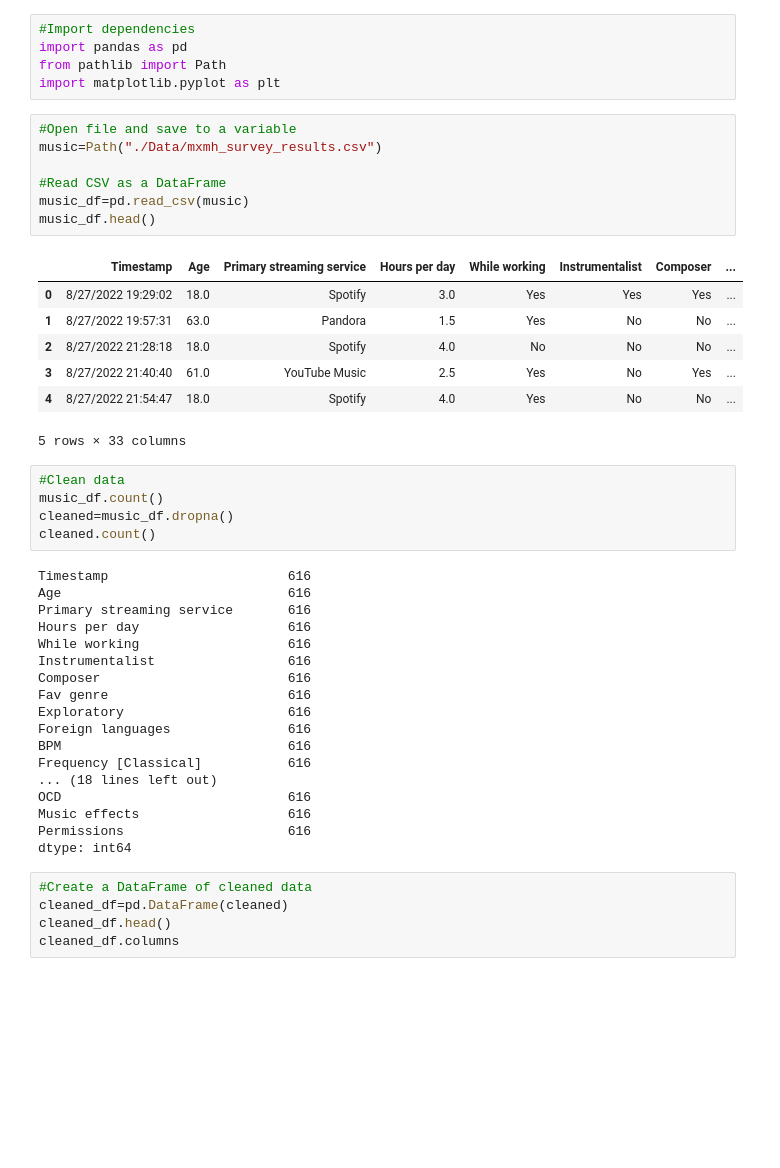
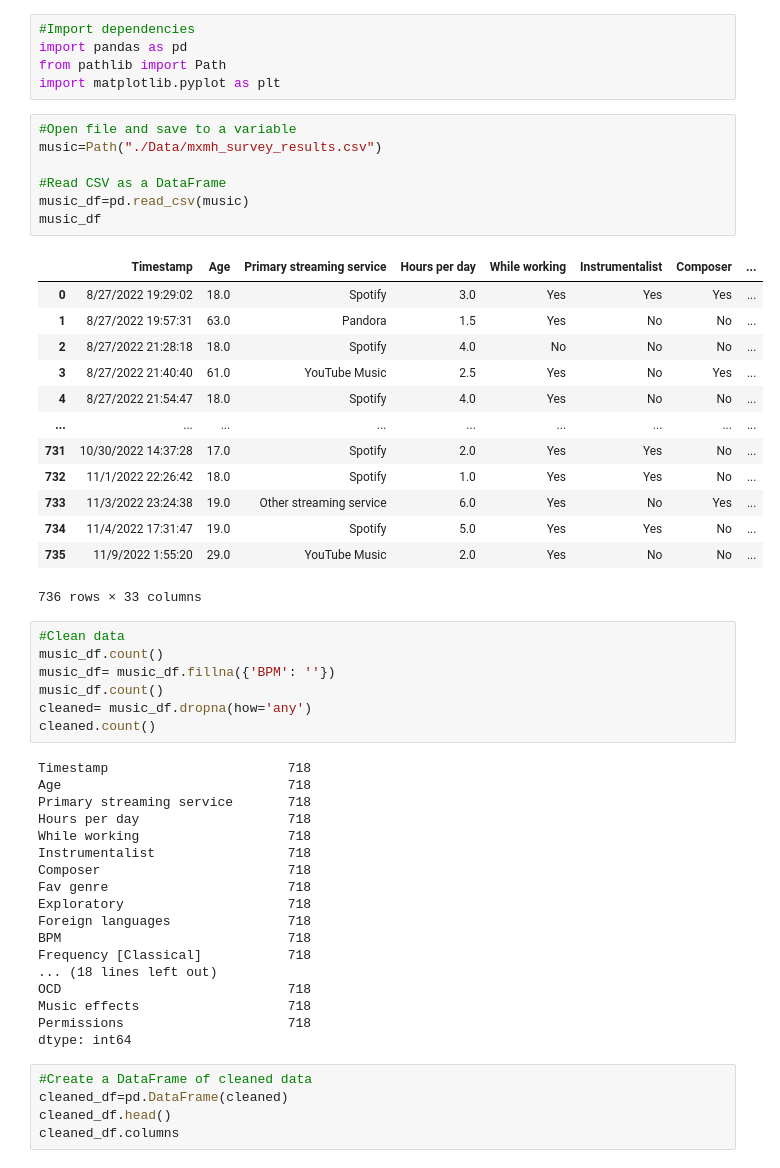
Before and after one commit to hopkinsbowman78/music_and_mental_health, a Jupyter notebook: Heather/Music and Mental Health.ipynb, the cells around one changed output. Drawn from its saved outputs; the diff is of its cells as text; blank space fills up the shorter version.

```diff
--- a/Heather/Music and Mental Health.ipynb
+++ b/Heather/Music and Mental Health.ipynb
@@ -14,40 +14,48 @@ import matplotlib.pyplot as plt
 # %%
 #Open file and save to a variable
 music=Path("./Data/mxmh_survey_results.csv")
 
 #Read CSV as a DataFrame
 music_df=pd.read_csv(music)
-music_df.head()
+music_df
 # %% [output]
 |  | Timestamp | Age | Primary streaming service | Hours per day | While working | Instrumentalist | Composer | ... |
 | 0 | 8/27/2022 19:29:02 | 18.0 | Spotify | 3.0 | Yes | Yes | Yes | ... |
 | 1 | 8/27/2022 19:57:31 | 63.0 | Pandora | 1.5 | Yes | No | No | ... |
 | 2 | 8/27/2022 21:28:18 | 18.0 | Spotify | 4.0 | No | No | No | ... |
 | 3 | 8/27/2022 21:40:40 | 61.0 | YouTube Music | 2.5 | Yes | No | Yes | ... |
 | 4 | 8/27/2022 21:54:47 | 18.0 | Spotify | 4.0 | Yes | No | No | ... |
+| ... | ... | ... | ... | ... | ... | ... | ... | ... |
+| 731 | 10/30/2022 14:37:28 | 17.0 | Spotify | 2.0 | Yes | Yes | No | ... |
+| 732 | 11/1/2022 22:26:42 | 18.0 | Spotify | 1.0 | Yes | Yes | No | ... |
+| 733 | 11/3/2022 23:24:38 | 19.0 | Other streaming service | 6.0 | Yes | No | Yes | ... |
+| 734 | 11/4/2022 17:31:47 | 19.0 | Spotify | 5.0 | Yes | Yes | No | ... |
+| 735 | 11/9/2022 1:55:20 | 29.0 | YouTube Music | 2.0 | Yes | No | No | ... |
-5 rows × 33 columns
+736 rows × 33 columns
 # %%
 #Clean data
 music_df.count()
-cleaned=music_df.dropna()
+music_df= music_df.fillna({'BPM': ''})
+music_df.count()
+cleaned= music_df.dropna(how='any')
 cleaned.count()
 # %% [output]
-Timestamp                       616
-Age                             616
-Primary streaming service       616
-Hours per day                   616
-While working                   616
-Instrumentalist                 616
-Composer                        616
-Fav genre                       616
-Exploratory                     616
-Foreign languages               616
-BPM                             616
-Frequency [Classical]           616
+Timestamp                       718
+Age                             718
+Primary streaming service       718
+Hours per day                   718
+While working                   718
+Instrumentalist                 718
+Composer                        718
+Fav genre                       718
+Exploratory                     718
+Foreign languages               718
+BPM                             718
+Frequency [Classical]           718
 ... (18 lines left out)
-OCD                             616
-Music effects                   616
-Permissions                     616
+OCD                             718
+Music effects                   718
+Permissions                     718
 dtype: int64
 # %%
 #Create a DataFrame of cleaned data
```
Also changed, not shown: parts of 5 cells of this notebook.
